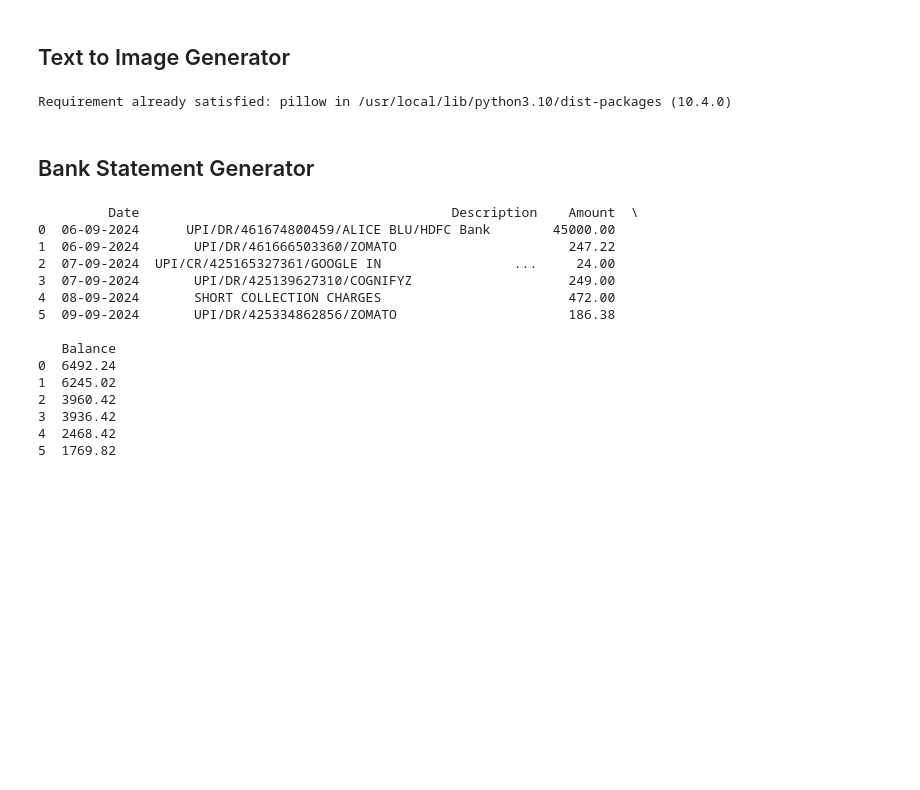
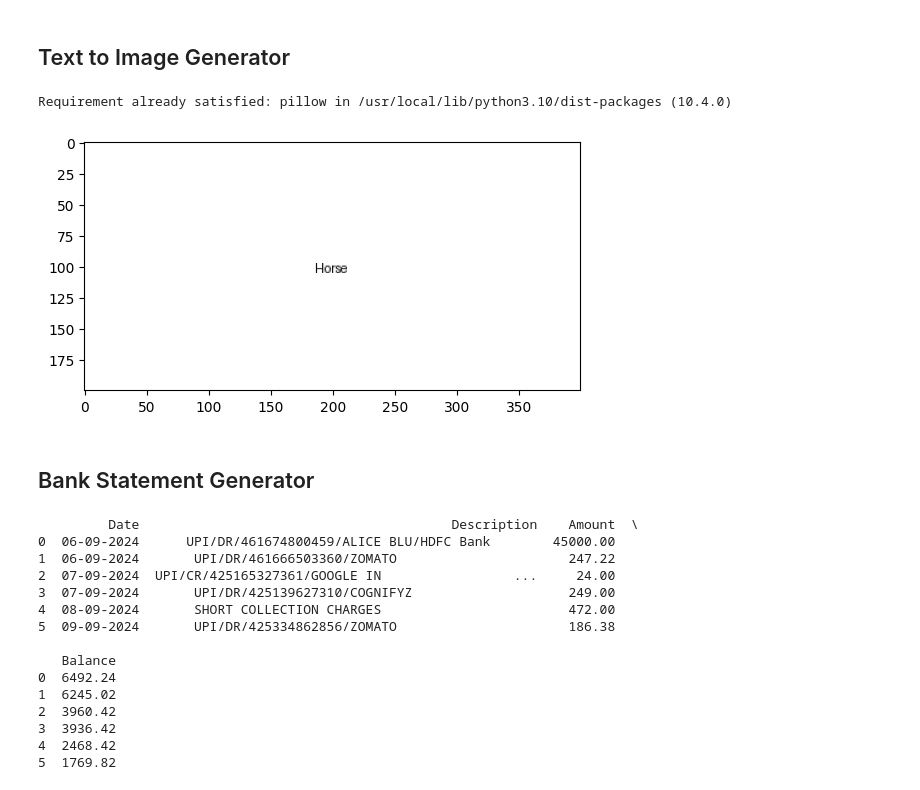
Before and after one commit to prithikaa74/Gen-AI-Hackathon, a Jupyter notebook: Hackathon.ipynb, the cells around one changed output. Saved outputs shown, nothing was run; the diff lists cells and outputs as text; code cells hidden in the pictures; blank space fills up the shorter version.

```diff
--- a/Hackathon.ipynb
+++ b/Hackathon.ipynb
@@ -105,26 +105,33 @@ Text: age of foolishness ., Confidence: 0.8570522517331303
 Requirement already satisfied: pillow in /usr/local/lib/python3.10/dist-packages (10.4.0)
 # %%
 from PIL import Image, ImageDraw, ImageFont
+from matplotlib import pyplot
 
 width, height = 400, 200
 
 image = Image.new('RGB', (width, height), color='white')
 
 draw = ImageDraw.Draw(image)
 
 font = ImageFont.load_default()
 
 text = "Horse"
 
 bbox = draw.textbbox((0, 0), text, font=font)
 
 text_width = bbox[2] - bbox[0]
 text_height = bbox[3] - bbox[1]
 position = ((width - text_width) // 2, (height - text_height) // 2)
 
 draw.text(position, text, fill='black', font=font)
 
 image.save('text_image.png')
+
+image=Image.open('/content/text_image.png')
+pyplot.imshow(image)
+pyplot.show()
+# %% [output]
+[figure, added]
 # %% [markdown]
 ## Bank Statement Generator
 # %%
```
Also changed, not shown: parts of 1 cell of this notebook.
